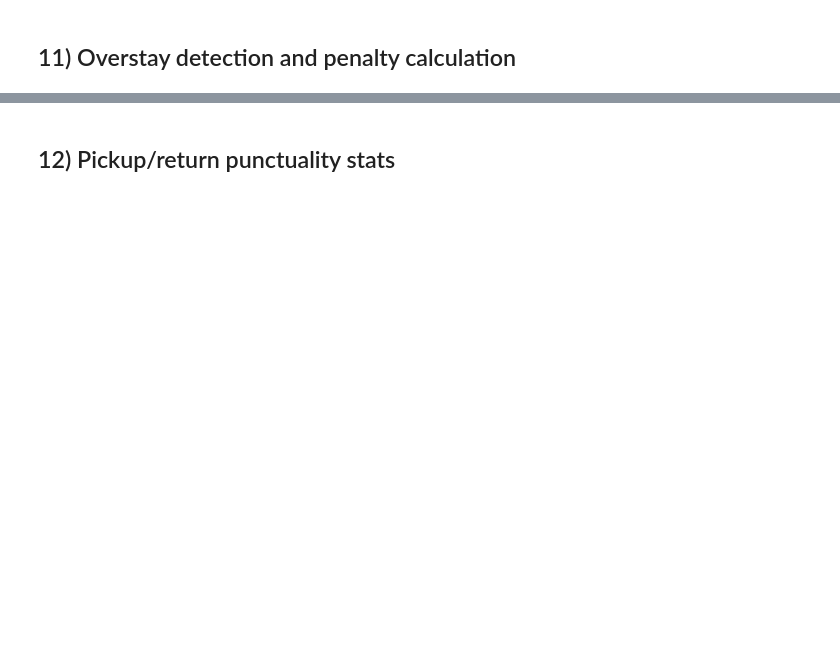
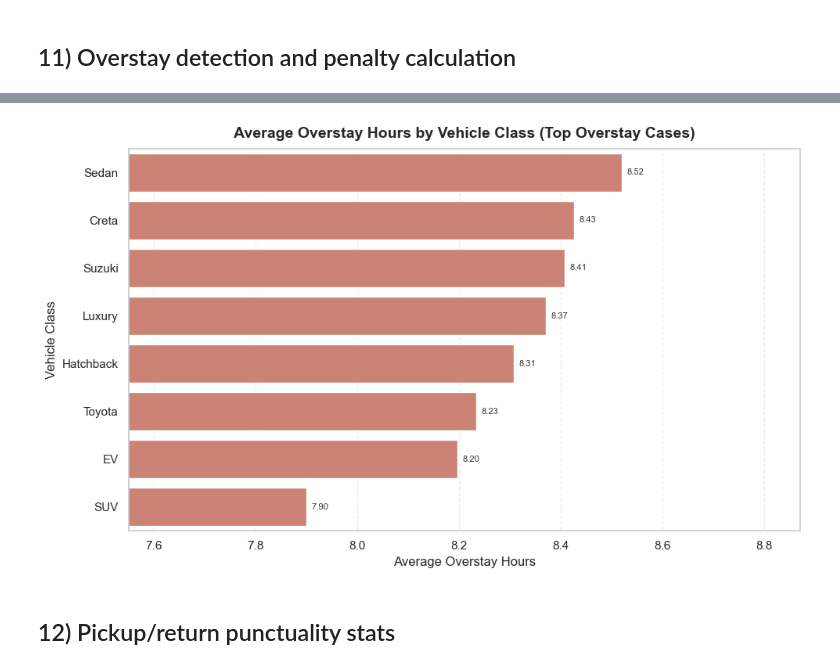
Before and after one commit to Utkarsh-2005/Capg_Sprint, a Jupyter notebook: Transformation/car_rental_transformed.ipynb, the cells around one changed output, grey strips where cells are left out. Cells and saved outputs as stored; diff of their text form; code cells hidden in the pictures; blank space fills up the shorter version.

```diff
--- a/Transformation/car_rental_transformed.ipynb
+++ b/Transformation/car_rental_transformed.ipynb
@@ -711,0 +655,87 @@ Manual review rows: 551 / 1,487
+# %%
+overstay = df[df["is_completed"]].copy()
+overstay = overstay[
+    (overstay["Rate"] > 0)
+    & overstay["Duration_Hours"].notna()
+    & overstay["expected_hours"].notna()
+] .copy()
+
+# Requested simple logic: expected_hours - Duration_Hours
+overstay["overstay_hours"] = (
+    overstay["expected_hours"] - overstay["Duration_Hours"]
+).clip(lower=0)
+
+# Penalty calculation
+overstay["hourly_rate"] = overstay["Rate"] / 24
+h = overstay["overstay_hours"].clip(upper=72)
+overstay["penalty_first_6h"] = np.minimum(h, 6) * 0.25 * overstay["hourly_rate"]
+overstay["penalty_next_18h"] = np.minimum(np.clip(h - 6, 0, None), 18) * 0.50 * overstay["hourly_rate"]
+overstay["penalty_after_24h"] = np.clip(h - 24, 0, None) * 1.00 * overstay["hourly_rate"]
+overstay["overstay_penalty"] = (
+    overstay["penalty_first_6h"]
+    + overstay["penalty_next_18h"]
+    + overstay["penalty_after_24h"]
+)
+
+# Final hard cap
+overstay["overstay_penalty"] = np.minimum(overstay["overstay_penalty"], overstay["Rate"] * 1.25)
+
+overstay_positive = overstay[overstay["overstay_hours"] > 0].copy()
+
+print(f"Rows evaluated: {len(overstay):,}")
+print(f"Rows with overstay_hours > 0: {len(overstay_positive):,}")
+
+imp_cols = [
+    "Reservation_ID",
+    "Vehicle_Class",
+    "overstay_hours",
+    "overstay_penalty",
+]
+top_overstay = overstay_positive[imp_cols].sort_values(
+    ["overstay_hours", "overstay_penalty"], ascending=False
+).head(30).round(2)
+
+from IPython.display import HTML, display
+display(HTML("<h4>Top Overstay Results (expected_hours - Duration_Hours)</h4>" + top_overstay.to_html(index=False)))
+
+# Vehicle class only graph: average overstay hours
+class_overstay = (
+    top_overstay.groupby("Vehicle_Class", dropna=False)
+    .agg(
+        avg_overstay_hours=("overstay_hours", "mean"),
+        cases=("Reservation_ID", "count"),
+    )
+    .reset_index()
+    .sort_values("avg_overstay_hours", ascending=False)
+)
+
+plt.figure(figsize=(10, 6))
+ax = sns.barplot(
+    data=class_overstay,
+    y="Vehicle_Class",
+    x="avg_overstay_hours",
+    color="#d87a66",
+)
+
+ax.set_title("Average Overstay Hours by Vehicle Class (Top Overstay Cases)", fontsize=14, weight="bold", pad=10)
+ax.set_xlabel("Average Overstay Hours")
+ax.set_ylabel("Vehicle Class")
+ax.grid(axis="x", linestyle="--", alpha=0.35)
+
+xmin = max(class_overstay["avg_overstay_hours"].min() - 0.35, 0)
+xmax = class_overstay["avg_overstay_hours"].max() + 0.35
+ax.set_xlim(xmin, xmax)
+
+for i, row in class_overstay.reset_index(drop=True).iterrows():
+    ax.text(
+        row["avg_overstay_hours"] + 0.01,
+        i,
+        f"{row['avg_overstay_hours']:.2f}",
+        va="center",
+        fontsize=8,
+        color="#333333",
+    )
+
+plt.tight_layout()
+plt.show()
+# %% [output]
@@ -712,2 +762,3 @@ Manual review rows: 551 / 1,487
+[figure, added]
 # %% [markdown]
 ## 12) Pickup/return punctuality stats
```
Also changed, not shown: parts of 21 cells of this notebook, 3 other files.
